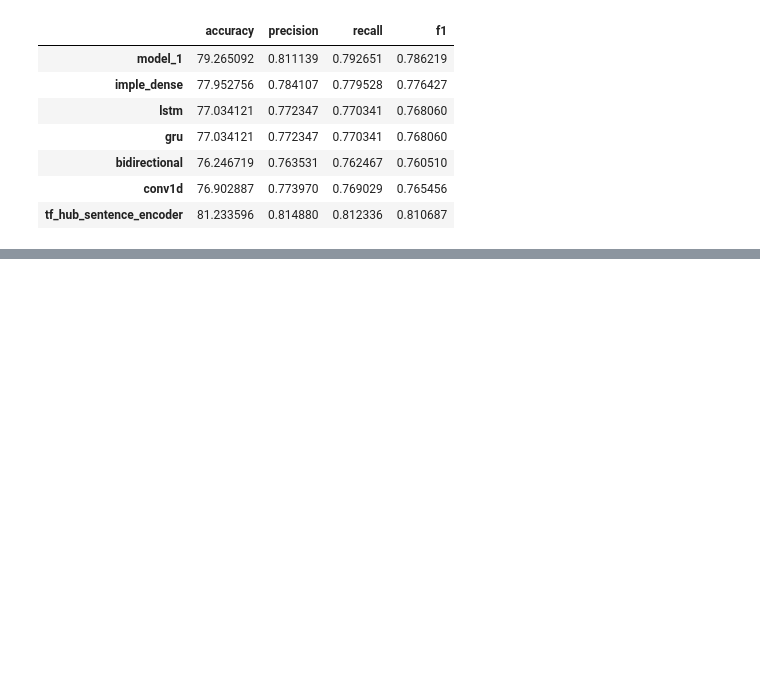
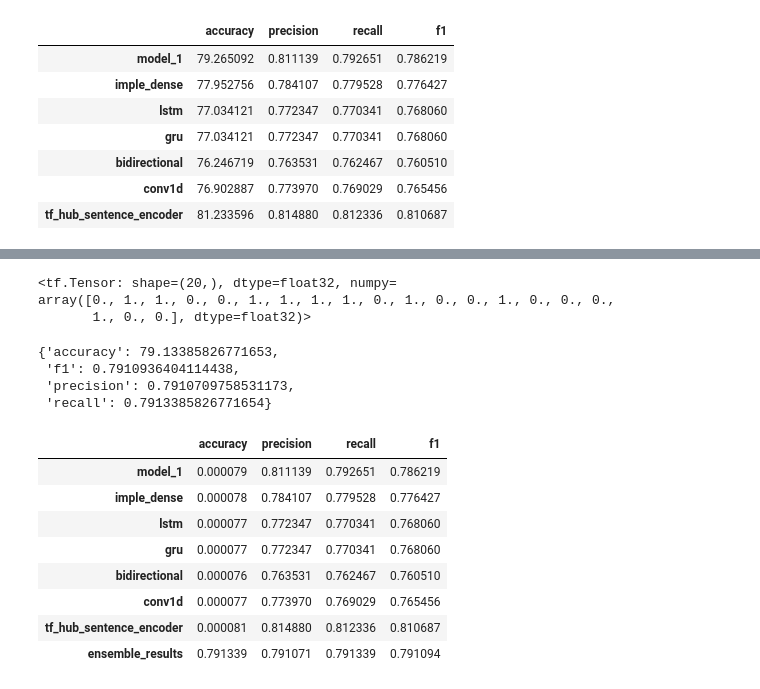
Before and after one commit to hecshzye/nlp-disaster-tweet-detection, a Jupyter notebook: disaster_tweet_detection_nlp.ipynb, the cells around one changed output, grey strips where cells are left out. Drawn from its saved outputs; the diff is of its cells as text; code cells hidden in the pictures; blank space fills up the shorter version.

Commit message:
Created using Colaboratory (Without GPU)

```diff
--- a/disaster_tweet_detection_nlp.ipynb
+++ b/disaster_tweet_detection_nlp.ipynb
@@ -1096,0 +1118,35 @@ combined_model_results
+# %%
+# Ensemble model using combined_model_results
+model_1_pred_probs = np.max(model_1.predict_proba(val_sentences), axis=1)
+combined_pred_probs = model_1_pred_probs + tf.squeeze(model_3_pred_probs, axis=1) + tf.squeeze(model_7_pred_probs)
+combined_preds = tf.round(combined_pred_probs/3)
+combined_preds[:20]
+# %% [output]
+<tf.Tensor: shape=(20,), dtype=float32, numpy=
+array([0., 1., 1., 0., 0., 1., 1., 1., 1., 0., 1., 0., 0., 1., 0., 0., 0.,
+       1., 0., 0.], dtype=float32)>
+# %%
+# Evaluation of the ensemble model
+ensemble_results = evaluate_results(val_labels, combined_preds)
+ensemble_results
+# %% [output]
+{'accuracy': 79.13385826771653,
+ 'f1': 0.7910936404114438,
+ 'precision': 0.7910709758531173,
+ 'recall': 0.7913385826771654}
+# %%
+combined_model_results.loc["ensemble_results"] = ensemble_results
+# %%
+combined_model_results.loc["ensemble_results"]["accuracy"] = combined_model_results.loc["ensemble_results"]["accuracy"]/100
+# %%
+combined_model_results
+# %% [output]
+|  | accuracy | precision | recall | f1 |
+| model_1 | 0.000079 | 0.811139 | 0.792651 | 0.786219 |
+| imple_dense | 0.000078 | 0.784107 | 0.779528 | 0.776427 |
+| lstm | 0.000077 | 0.772347 | 0.770341 | 0.768060 |
+| gru | 0.000077 | 0.772347 | 0.770341 | 0.768060 |
+| bidirectional | 0.000076 | 0.763531 | 0.762467 | 0.760510 |
+| conv1d | 0.000077 | 0.773970 | 0.769029 | 0.765456 |
+| tf_hub_sentence_encoder | 0.000081 | 0.814880 | 0.812336 | 0.810687 |
+| ensemble_results | 0.791339 | 0.791071 | 0.791339 | 0.791094 |
```
Also changed, not shown: parts of 3 cells of this notebook.
